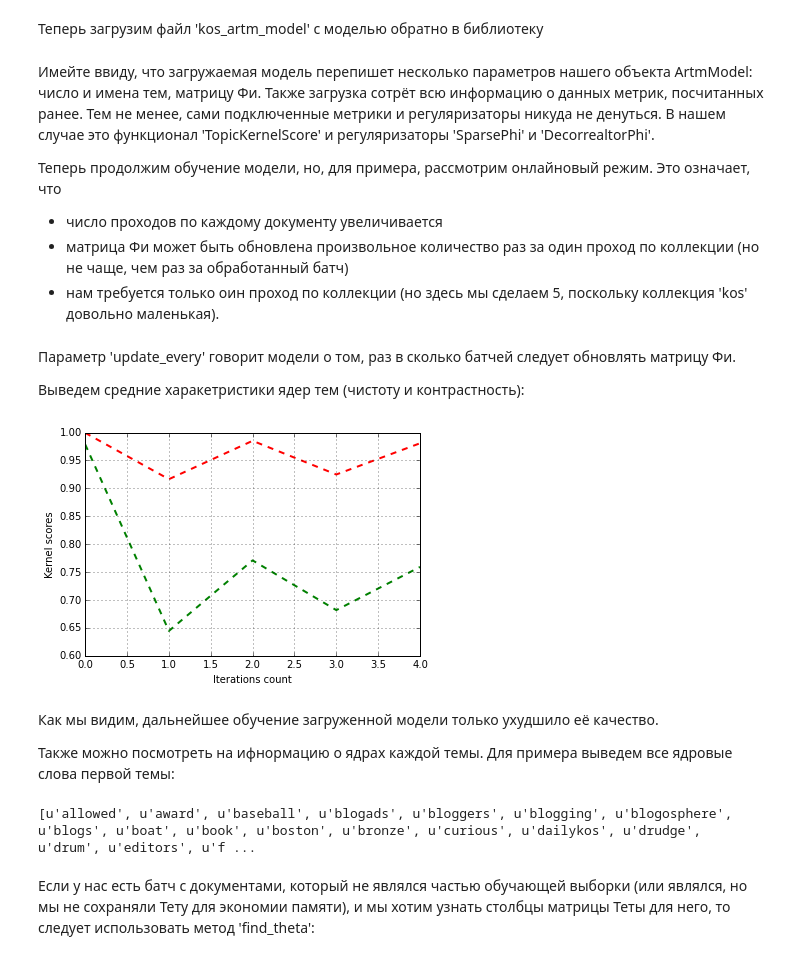
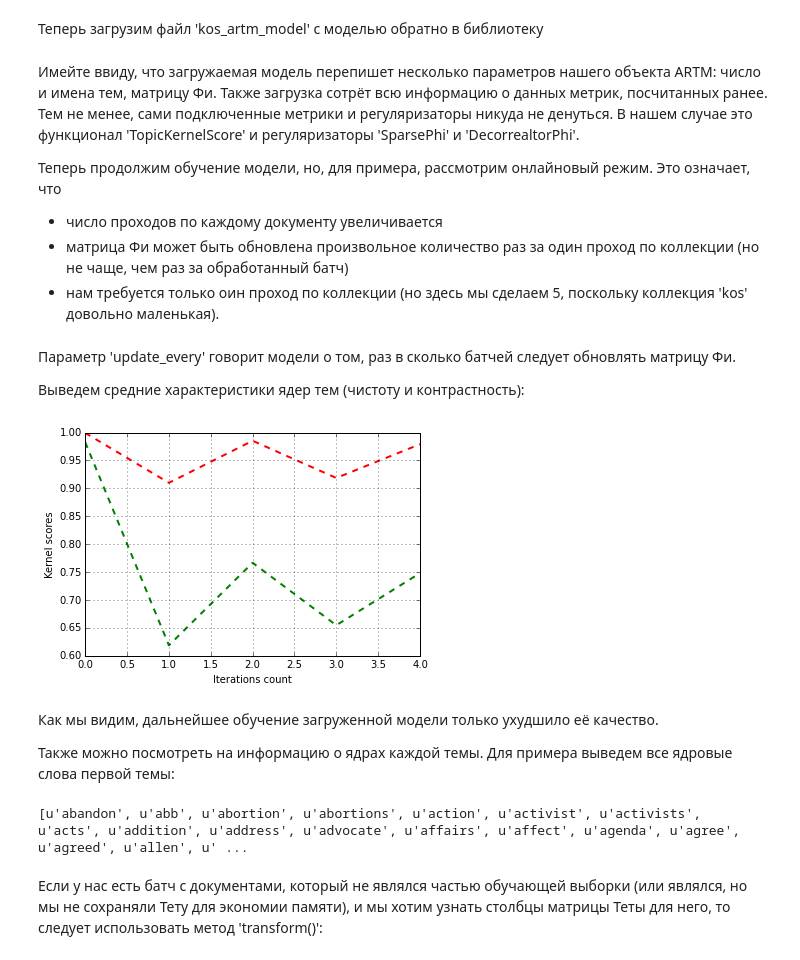
Before and after one commit to bigartm/bigartm-book, a Jupyter notebook: BigARTM_example_RU.ipynb, the cells around one changed output. Drawn from its saved outputs; the diff is of its cells as text; code cells hidden in the pictures.

Commit message:
ARTM notebook for RU

```diff
--- a/BigARTM_example_RU.ipynb
+++ b/BigARTM_example_RU.ipynb
@@ -20,6 +25,9 @@ ArtmModel — это объект, содержащий в себе всю ин
 # %%
+batch_vectorizer = None
 if len(glob.glob('kos' + "/*.batch")) < 1:
-    artm.parse(data_path='', data_format='bow_uci', collection_name='kos')
+    batch_vectorizer = artm.BatchVectorizer(data_path='', data_format='bow_uci', collection_name='kos', target_folder='kos')
+else:
+    batch_vectorizer = artm.BatchVectorizer(data_path='kos', data_format='batches')
 # %% [markdown]
 Следующий шаг — инициализация модели. Сделаем это по словарю, что означает, что
 - будет создана матрица Фи с именем 'pwt', число строк и столбцов в ней будет взято исходя из числа слов в словаре и заданного в модели числа тем;
@@ -186,7 +186,7 @@ print theta_matrix
 
 В первую очередь создадим новую тематическую модель:
 # %%
-new_model = artm.ArtmModel(num_topics=1, num_document_passes=1)
+new_model = artm.ARTM(num_topics=1, num_document_passes=1)
 # %% [markdown]
 Вторым шагом добавим в неё функционалы и регуляризаторы. Ограничимся одной новой метрикой и двумя уже знакомыми регуляризаторами:
 # %%
@@ -198,7 +198,7 @@ new_model.regularizers.add(artm.DecorrelatorPhiRegularizer(name='DecorrelatorPhi
 # %%
 new_model.load('kos_artm_model')
 # %% [markdown]
-Имейте ввиду, что загружаемая модель перепишет несколько параметров нашего объекта ArtmModel: число и имена тем, матрицу Фи. Также загрузка сотрёт всю информацию о данных метрик, посчитанных ранее. Тем не менее, сами подключенные метрики и регуляризаторы никуда не денуться. В нашем случае это функционал 'TopicKernelScore' и регуляризаторы 'SparsePhi' и 'DecorrealtorPhi'.
+Имейте ввиду, что загружаемая модель перепишет несколько параметров нашего объекта ARTM: число и имена тем, матрицу Фи. Также загрузка сотрёт всю информацию о данных метрик, посчитанных ранее. Тем не менее, сами подключенные метрики и регуляризаторы никуда не денуться. В нашем случае это функционал 'TopicKernelScore' и регуляризаторы 'SparsePhi' и 'DecorrealtorPhi'.
 
 Теперь продолжим обучение модели, но, для примера, рассмотрим онлайновый режим. Это означает, что
 - число проходов по каждому документу увеличивается
@@ -207,27 +207,27 @@ new_model.load('kos_artm_model')
 # %%
 new_model.num_document_passes = 20
 for i in xrange(5):
-    new_model.fit_online(data_path='kos', update_every=4)
+    new_model.fit_online(batch_vectorizer=batch_vectorizer, update_every=4)
 # %% [markdown]
 Параметр 'update_every' говорит модели о том, раз в сколько батчей следует обновлять матрицу Фи.
 
-Выведем средние харакетристики ядер тем (чистоту и контрастность):
+Выведем средние характеристики ядер тем (чистоту и контрастность):
 # %%
-plt.plot(xrange(new_model.num_phi_updates), new_model.scores_info['TopicKernelScore'].average_contrast, 'g--',
-         xrange(new_model.num_phi_updates), new_model.scores_info['TopicKernelScore'].average_purity, 'r--', linewidth=2)
+plt.plot(xrange(new_model.num_phi_updates), new_model.score_tracker['TopicKernelScore'].average_contrast, 'g--',
+         xrange(new_model.num_phi_updates), new_model.score_tracker['TopicKernelScore'].average_purity, 'r--', linewidth=2)
 plt.xlabel('Iterations count')
 plt.ylabel('Kernel scores')
 plt.grid(True)
 plt.show()
 # %% [output]
-[figure, old version]
+[figure, new version]
 # %% [markdown]
 Как мы видим, дальнейшее обучение загруженной модели только ухудшило её качество.
 
-Также можно посмотреть на ифнормацию о ядрах каждой темы. Для примера выведем все ядровые слова первой темы:
+Также можно посмотреть на информацию о ядрах каждой темы. Для примера выведем все ядровые слова первой темы:
 # %%
-print new_model.scores_info['TopicKernelScore'].last_topic_info[new_model.topic_names[0]].tokens
+print new_model.score_tracker['TopicKernelScore'].last_topic_info[new_model.topic_names[0]].tokens
 # %% [output]
-[u'allowed', u'award', u'baseball', u'blogads', u'bloggers', u'blogging', u'blogosphere', u'blogs', u'boat', u'book', u'boston', u'bronze', u'curious', u'dailykos', u'drudge', u'drum', u'editors', u'f ...
+[u'abandon', u'abb', u'abortion', u'abortions', u'action', u'activist', u'activists', u'acts', u'addition', u'address', u'advocate', u'affairs', u'affect', u'agenda', u'agree', u'agreed', u'allen', u' ...
 # %% [markdown]
-Если у нас есть батч с документами, который не являлся частью обучающей выборки (или являлся, но мы не сохраняли Тету для экономии памяти), и мы хотим узнать столбцы матрицы Теты для него, то следует использовать метод 'find_theta':
+Если у нас есть батч с документами, который не являлся частью обучающей выборки (или являлся, но мы не сохраняли Тету для экономии памяти), и мы хотим узнать столбцы матрицы Теты для него, то следует использовать метод 'transform()':
```
Also changed, not shown: parts of 31 cells of this notebook.
